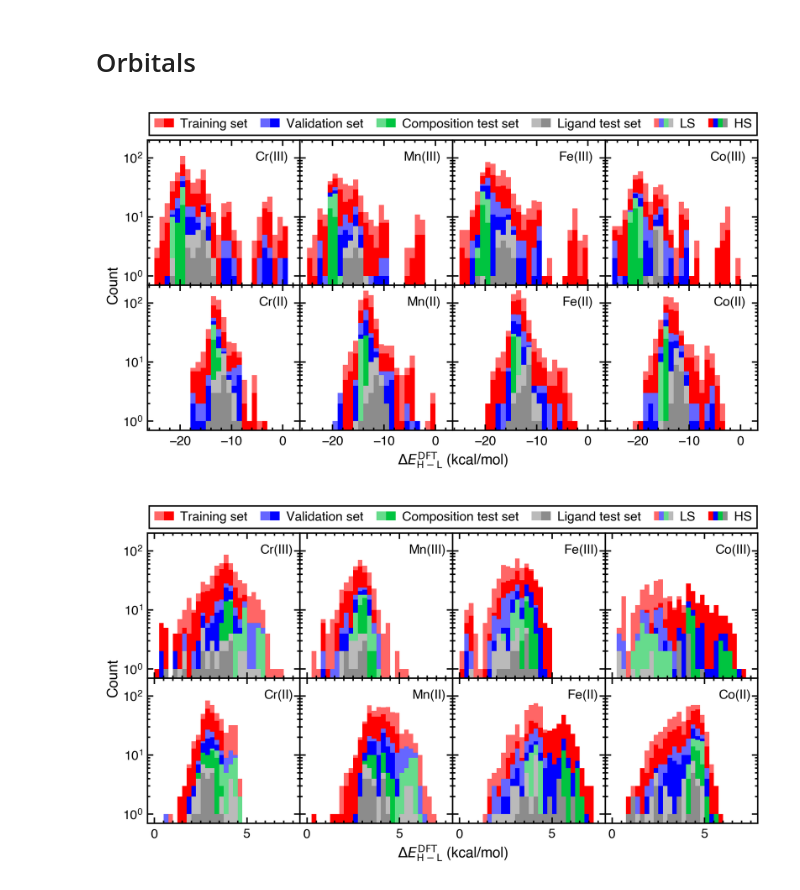
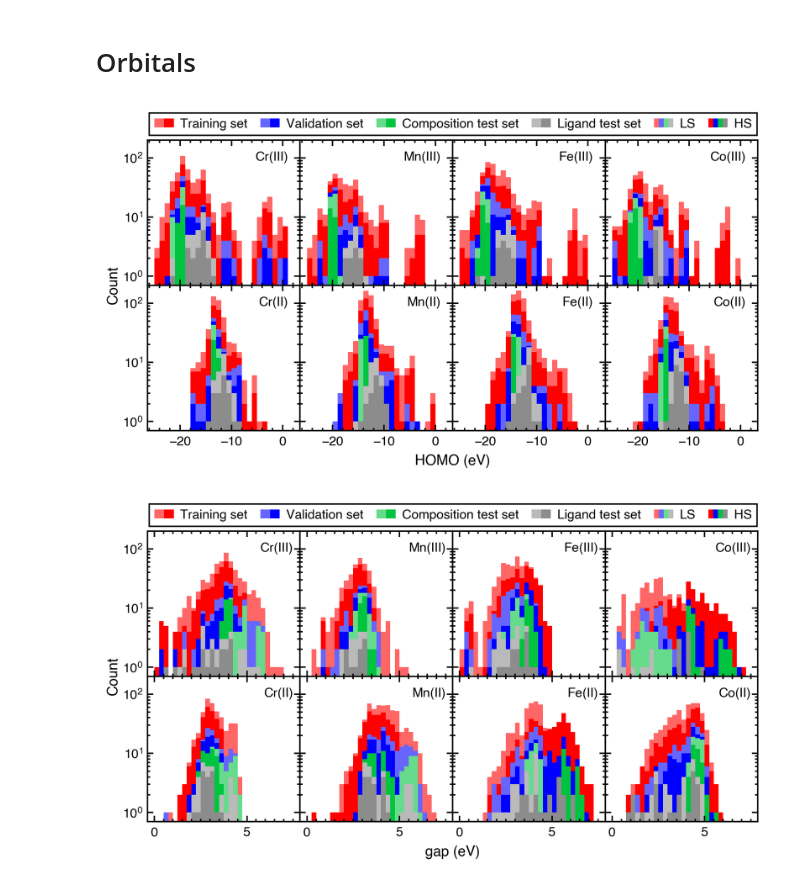
Before and after one commit to hjkgrp/many_body_ml, a Jupyter notebook: scripts_and_notebooks/plotting/histograms_target_data.ipynb, the cells around one changed output. Saved outputs shown, nothing was run; the diff lists cells and outputs as text; code cells hidden in the pictures.

```diff
--- a/scripts_and_notebooks/plotting/histograms_target_data.ipynb
+++ b/scripts_and_notebooks/plotting/histograms_target_data.ipynb
@@ -170,35 +170,35 @@ for core, ax in zip(unique_cores, axes.T.flatten()):
         va="top",
         fontsize=9,
     )
     ax.set_yscale("log")
     ax.set_ylim(0.7, 200)
     ax.set_yticks(
         list(range(2, 10)) + [10 * i for i in range(2, 10)],
         minor=True,
     )
     ax.set_xticks(2 * np.arange(-13, 2), minor=True)
 
 # Labels
 fig.text(
     gridspec_kw["left"] + 0.5 * (gridspec_kw["right"] - gridspec_kw["left"]),
     gridspec_kw["bottom"] - 0.09,
-    "$\Delta E^\mathrm{DFT}_{\mathrm{H}-\mathrm{L}}$ (kcal/mol)",
+    "HOMO (eV)",
     ha="center",
 )
 fig.text(
     0.02,
     gridspec_kw["bottom"] + 0.5 * (gridspec_kw["top"] - gridspec_kw["bottom"]),
     "Count",
     rotation=90,
     va="center",
 )
 
 dataset_legend(
     axes[0, 0], legend_kwargs=dict(bbox_to_anchor=(-0.03, 1.23), loc="upper left")
 )
 fig.savefig("plots/histogram_homo.pdf")
 # %% [output]
-[figure, old version]
+[figure, new version]
 # %%
 gridspec_kw = {
     "left": 0.08,
@@ -256,7 +256,7 @@ for core, ax in zip(unique_cores, axes.T.flatten()):
 fig.text(
     gridspec_kw["left"] + 0.5 * (gridspec_kw["right"] - gridspec_kw["left"]),
     gridspec_kw["bottom"] - 0.09,
-    "$\Delta E^\mathrm{DFT}_{\mathrm{H}-\mathrm{L}}$ (kcal/mol)",
+    "gap (eV)",
     ha="center",
 )
 fig.text(
@@ -272,4 +272,4 @@ dataset_legend(
 )
 fig.savefig("plots/histogram_gap.pdf")
 # %% [output]
-[figure, old version]
+[figure, new version]
```
Also changed, not shown: 2 other files.
